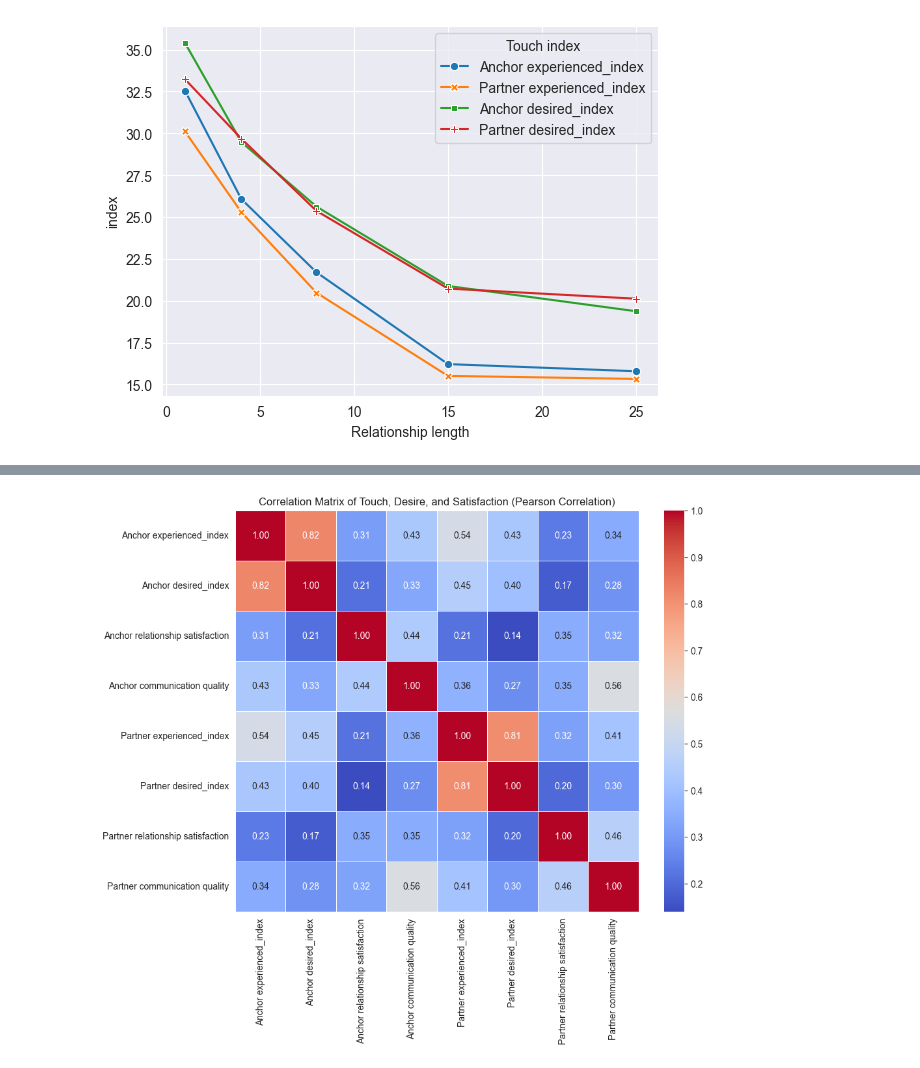
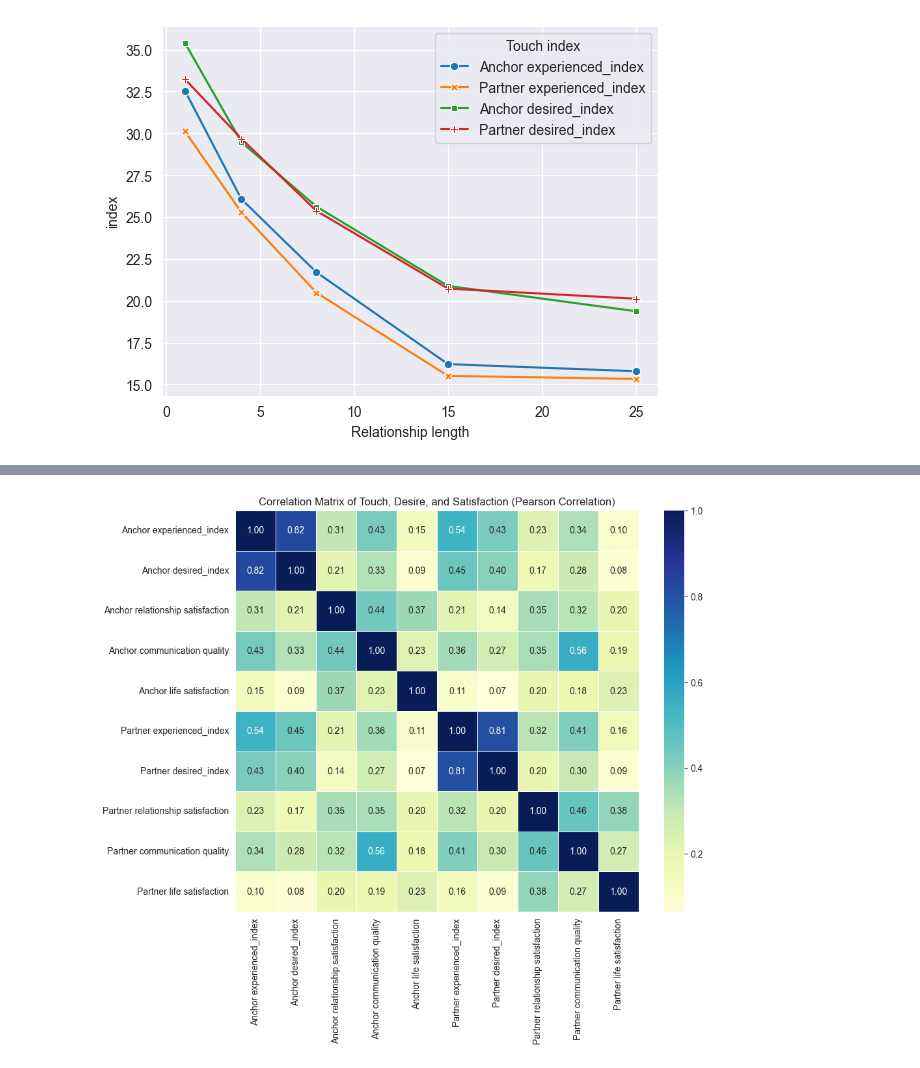
Before and after one commit to EdgardoCS/touchCouples, a Jupyter notebook: descriptive_stats.ipynb, the cells around one changed output, grey strips where cells are left out. Cells and saved outputs as stored; diff of their text form; code cells hidden in the pictures.

Commit message:
ready to plot

```diff
--- a/descriptive_stats.ipynb
+++ b/descriptive_stats.ipynb
@@ -156,13 +161,13 @@ for i in range(0, len(df)):
     df.loc[i, 'Partner desired_index'] = np.mean(
         [df['Partner kiss (D)'][i], df['Partner hold (D)'][i], df['Partner intimacy (D)'][i]])
 
-    df.loc[i, 'Anchor kiss_discrepancy'] = df['Anchor kiss (E)'][i] - df['Anchor kiss (D)'][i]
-    df.loc[i, 'Anchor hold_discrepancy'] = df['Anchor hold (E)'][i] - df['Anchor hold (D)'][i]
-    df.loc[i, 'Anchor hug_discrepancy'] = df['Anchor intimacy (E)'][i] - df['Anchor intimacy (D)'][i]
+    df.loc[i, 'Anchor kiss_discrepancy'] = abs(df['Anchor kiss (E)'][i] - df['Anchor kiss (D)'][i])
+    df.loc[i, 'Anchor hold_discrepancy'] = abs(df['Anchor hold (E)'][i] - df['Anchor hold (D)'][i])
+    df.loc[i, 'Anchor hug_discrepancy'] = abs(df['Anchor intimacy (E)'][i] - df['Anchor intimacy (D)'][i])
 
-    df.loc[i, 'Partner kiss_discrepancy'] = df['Partner kiss (E)'][i] - df['Partner kiss (D)'][i]
-    df.loc[i, 'Partner hold_discrepancy'] = df['Partner hold (E)'][i] - df['Partner hold (D)'][i]
-    df.loc[i, 'Partner hug_discrepancy'] = df['Partner intimacy (E)'][i] - df['Partner intimacy (D)'][i]
+    df.loc[i, 'Partner kiss_discrepancy'] = abs(df['Partner kiss (E)'][i] - df['Partner kiss (D)'][i])
+    df.loc[i, 'Partner hold_discrepancy'] = abs(df['Partner hold (E)'][i] - df['Partner hold (D)'][i])
+    df.loc[i, 'Partner hug_discrepancy'] = abs(df['Partner intimacy (E)'][i] - df['Partner intimacy (D)'][i])
 # %%
 for i in range(0, len(df)):
     df.loc[i, 'Anchor overall discrepancy'] = np.mean(
@@ -226,16 +309,17 @@ plt.show()
 # %%
 correlation_all = df[
     [
         'Anchor experienced_index', 'Anchor desired_index',
-        'Anchor relationship satisfaction', 'Anchor communication quality',
+        'Anchor relationship satisfaction', 'Anchor communication quality', 'Anchor life satisfaction',
         'Partner experienced_index', 'Partner desired_index',
-        'Partner relationship satisfaction', 'Partner communication quality'
+        'Partner relationship satisfaction', 'Partner communication quality', 'Partner life satisfaction'
+
     ]
 ].corr()
 
 plt.figure(figsize=(10, 8))
-sns.heatmap(correlation_all, annot=True, cmap='coolwarm', fmt='.2f', linewidths=0.5)
+sns.heatmap(correlation_all, annot=True, cmap='YlGnBu', fmt='.2f', linewidths=0.5)
 plt.title('Correlation Matrix of Touch, Desire, and Satisfaction (Pearson Correlation)')
 plt.show()
 # %% [output]
-[figure, old version]
+[figure, new version]
```
Also changed, not shown: parts of 11 cells of this notebook, 1 other file.
